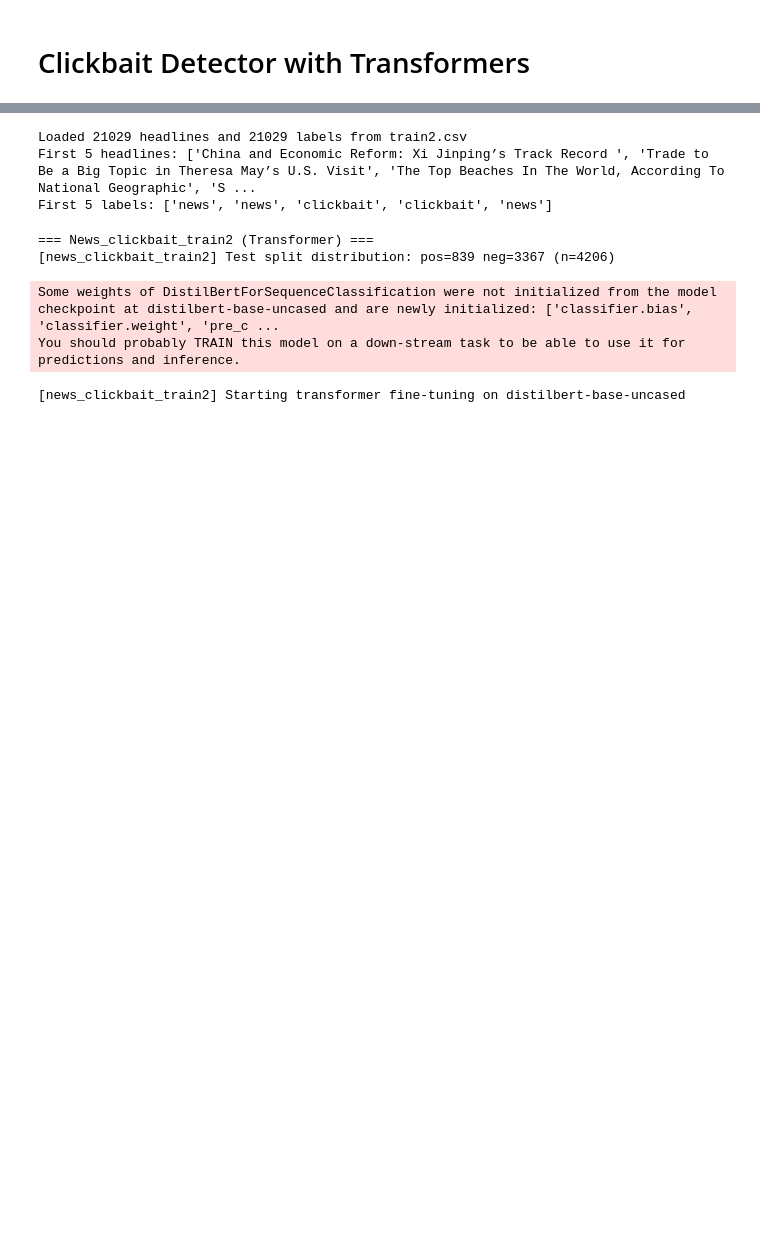
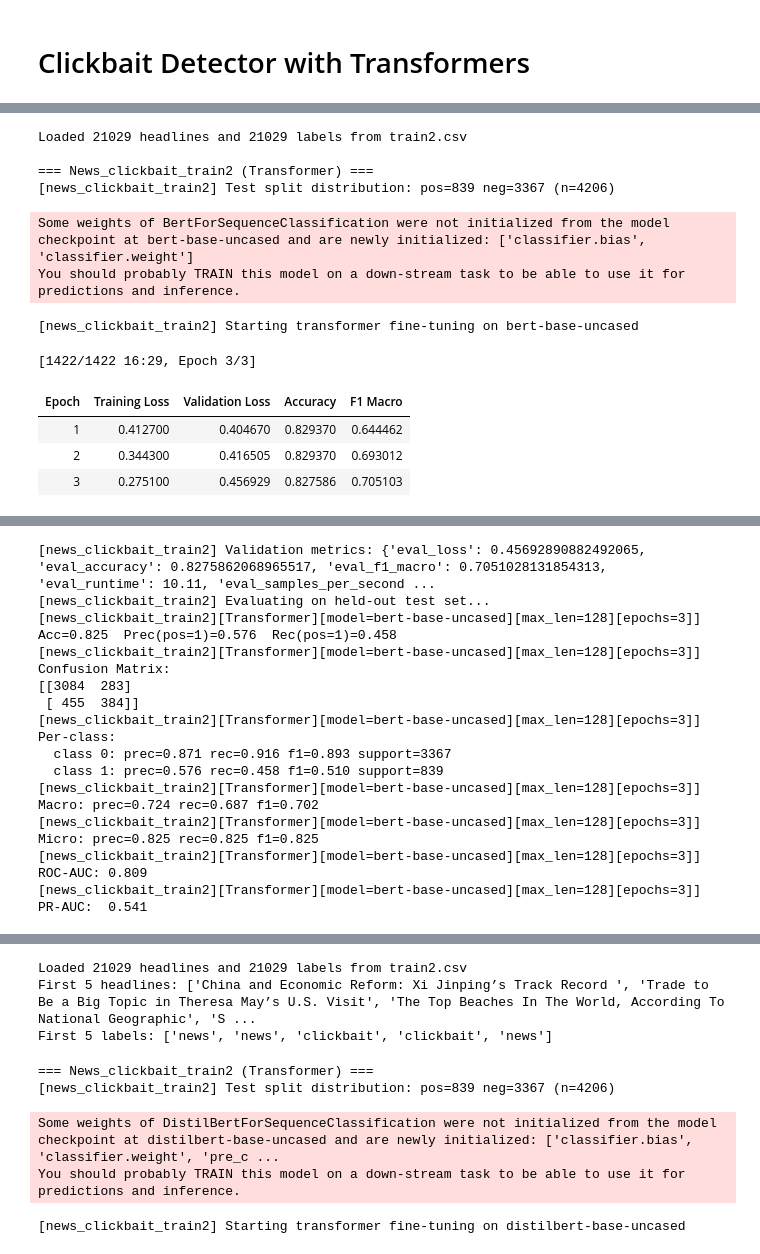
Before and after one commit to rexsheikh/nlp-clickbait-detector, a Jupyter notebook: transformers_notebook.ipynb, the cells around one changed output, grey strips where cells are left out. Cells and saved outputs as stored; diff of their text form; code cells hidden in the pictures; blank space fills up the shorter version.

```diff
--- a/transformers_notebook.ipynb
+++ b/transformers_notebook.ipynb
@@ -362,0 +358,41 @@ You should probably TRAIN this model on a down-stream task to be able to use it
+# %%
+import pandas as pd
+
+# Load the train2.csv file
+train2_df = pd.read_csv('/content/data/news_clickbait_dataset/train2.csv')
+
+# Extract 'title' texts and 'label' categories (assuming 'label' is equivalent to 'clickbait')
+X_texts_train2 = train2_df['title'].tolist()
+y_train2 = train2_df['label'].tolist()
+
+print(f"Loaded {len(X_texts_train2)} headlines and {len(y_train2)} labels from train2.csv")
+
+label_mapping = {'news': 0, 'clickbait': 1}
+y_train2_numerical = [label_mapping[label] for label in y_train2]
+
+run_for_dataset(
+    dataset="news_clickbait_train2",
+    X_texts_arg=X_texts_train2,
+    y_arg=y_train2_numerical,
+    model_name="bert-base-uncased",
+    max_length=128,
+    batch_size=32,
+    num_epochs=3,
+    learning_rate=2e-5,
+    weight_decay=0.01,
+    seed=42,
+    output_dir="transformer_clickbait_results",
+)
+# %% [output]
+Loaded 21029 headlines and 21029 labels from train2.csv
+
+=== News_clickbait_train2 (Transformer) ===
+[news_clickbait_train2] Test split distribution: pos=839 neg=3367 (n=4206)
+Some weights of BertForSequenceClassification were not initialized from the model checkpoint at bert-base-uncased and are newly initialized: ['classifier.bias', 'classifier.weight']
+You should probably TRAIN this model on a down-stream task to be able to use it for predictions and inference.
+[news_clickbait_train2] Starting transformer fine-tuning on bert-base-uncased
+[1422/1422 16:29, Epoch 3/3]
+| Epoch | Training Loss | Validation Loss | Accuracy | F1 Macro |
+| 1 | 0.412700 | 0.404670 | 0.829370 | 0.644462 |
+| 2 | 0.344300 | 0.416505 | 0.829370 | 0.693012 |
+| 3 | 0.275100 | 0.456929 | 0.827586 | 0.705103 |
@@ -362,0 +400,13 @@ You should probably TRAIN this model on a down-stream task to be able to use it
+[news_clickbait_train2] Validation metrics: {'eval_loss': 0.45692890882492065, 'eval_accuracy': 0.8275862068965517, 'eval_f1_macro': 0.7051028131854313, 'eval_runtime': 10.11, 'eval_samples_per_second ...
+[news_clickbait_train2] Evaluating on held-out test set...
+[news_clickbait_train2][Transformer][model=bert-base-uncased][max_len=128][epochs=3]] Acc=0.825  Prec(pos=1)=0.576  Rec(pos=1)=0.458
+[news_clickbait_train2][Transformer][model=bert-base-uncased][max_len=128][epochs=3]] Confusion Matrix:
+[[3084  283]
+ [ 455  384]]
+[news_clickbait_train2][Transformer][model=bert-base-uncased][max_len=128][epochs=3]] Per-class:
+  class 0: prec=0.871 rec=0.916 f1=0.893 support=3367
+  class 1: prec=0.576 rec=0.458 f1=0.510 support=839
+[news_clickbait_train2][Transformer][model=bert-base-uncased][max_len=128][epochs=3]] Macro: prec=0.724 rec=0.687 f1=0.702
+[news_clickbait_train2][Transformer][model=bert-base-uncased][max_len=128][epochs=3]] Micro: prec=0.825 rec=0.825 f1=0.825
+[news_clickbait_train2][Transformer][model=bert-base-uncased][max_len=128][epochs=3]] ROC-AUC: 0.809
+[news_clickbait_train2][Transformer][model=bert-base-uncased][max_len=128][epochs=3]] PR-AUC:  0.541
```
Also changed, not shown: parts of 9 cells of this notebook, 29 other files.
